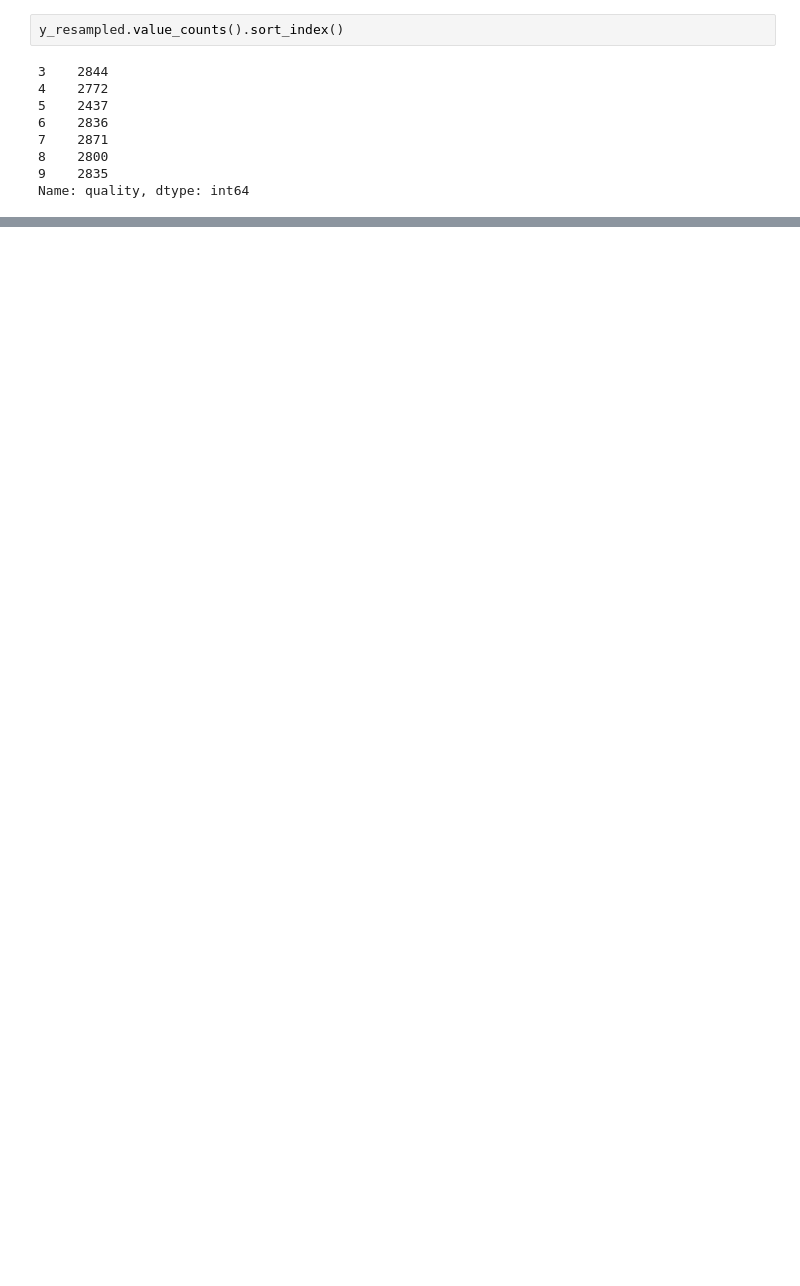
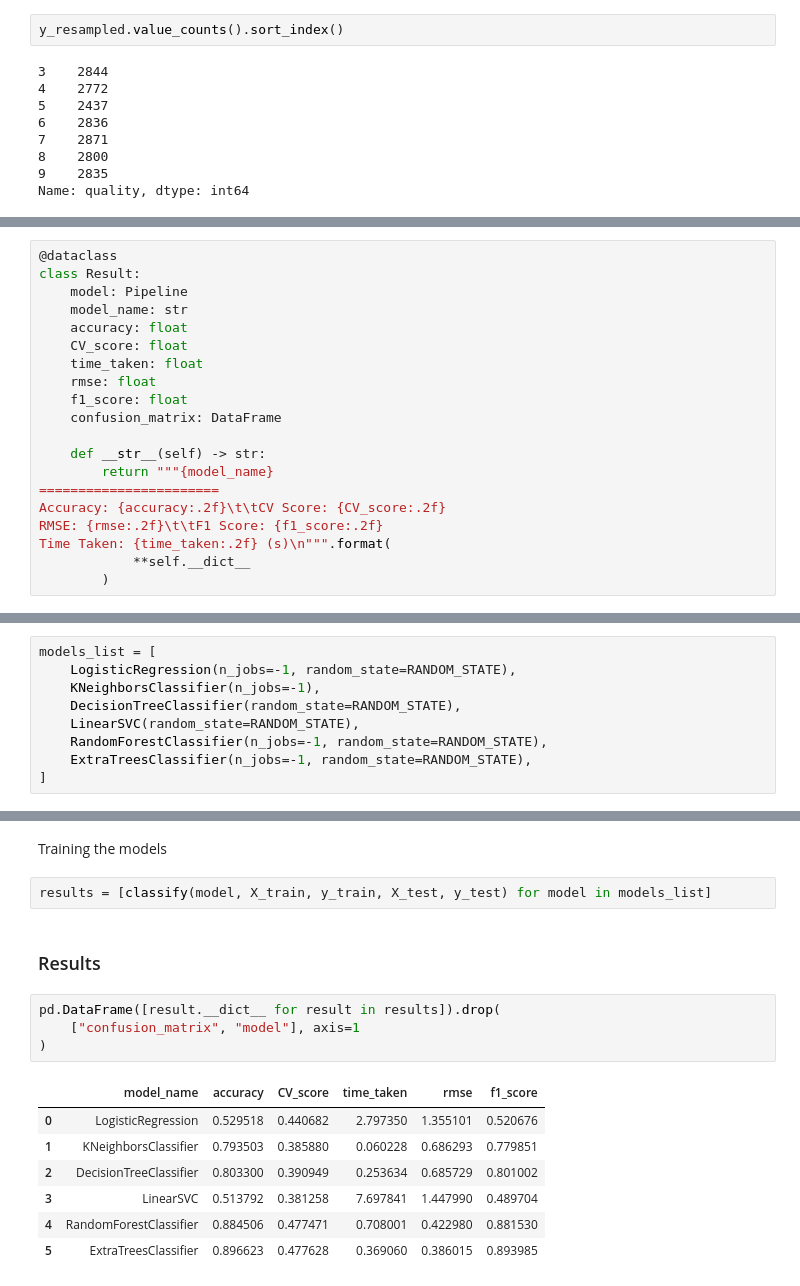
Before and after one commit to Dr-Blank/wine-quality-prediction, a Jupyter notebook: classification.ipynb, the cells around one changed output, grey strips where cells are left out. Saved outputs shown, nothing was run; the diff lists cells and outputs as text; blank space fills up the shorter version.

```diff
--- a/classification.ipynb
+++ b/classification.ipynb
@@ -263,0 +296,20 @@ ExtraTreesClassifier
+# %%
+@dataclass
+class Result:
+    model: Pipeline
+    model_name: str
+    accuracy: float
+    CV_score: float
+    time_taken: float
+    rmse: float
+    f1_score: float
+    confusion_matrix: DataFrame
+
+    def __str__(self) -> str:
+        return """{model_name}
+=======================
+Accuracy: {accuracy:.2f}\t\tCV Score: {CV_score:.2f}
+RMSE: {rmse:.2f}\t\tF1 Score: {f1_score:.2f}
+Time Taken: {time_taken:.2f} (s)\n""".format(
+            **self.__dict__
+        )
@@ -263,0 +320,9 @@ ExtraTreesClassifier
+# %%
+models_list = [
+    LogisticRegression(n_jobs=-1, random_state=RANDOM_STATE),
+    KNeighborsClassifier(n_jobs=-1),
+    DecisionTreeClassifier(random_state=RANDOM_STATE),
+    LinearSVC(random_state=RANDOM_STATE),
+    RandomForestClassifier(n_jobs=-1, random_state=RANDOM_STATE),
+    ExtraTreesClassifier(n_jobs=-1, random_state=RANDOM_STATE),
+]
@@ -263,0 +375,18 @@ ExtraTreesClassifier
+# %% [markdown]
+Training the models
+# %%
+results = [classify(model, X_train, y_train, X_test, y_test) for model in models_list]
+# %% [markdown]
+### Results
+# %%
+pd.DataFrame([result.__dict__ for result in results]).drop(
+    ["confusion_matrix", "model"], axis=1
+)
+# %% [output]
+|  | model_name | accuracy | CV_score | time_taken | rmse | f1_score |
+| 0 | LogisticRegression | 0.529518 | 0.440682 | 2.797350 | 1.355101 | 0.520676 |
+| 1 | KNeighborsClassifier | 0.793503 | 0.385880 | 0.060228 | 0.686293 | 0.779851 |
+| 2 | DecisionTreeClassifier | 0.803300 | 0.390949 | 0.253634 | 0.685729 | 0.801002 |
+| 3 | LinearSVC | 0.513792 | 0.381258 | 7.697841 | 1.447990 | 0.489704 |
+| 4 | RandomForestClassifier | 0.884506 | 0.477471 | 0.708001 | 0.422980 | 0.881530 |
+| 5 | ExtraTreesClassifier | 0.896623 | 0.477628 | 0.369060 | 0.386015 | 0.893985 |
```
Also changed, not shown: parts of 66 cells of this notebook, 1 other file.
